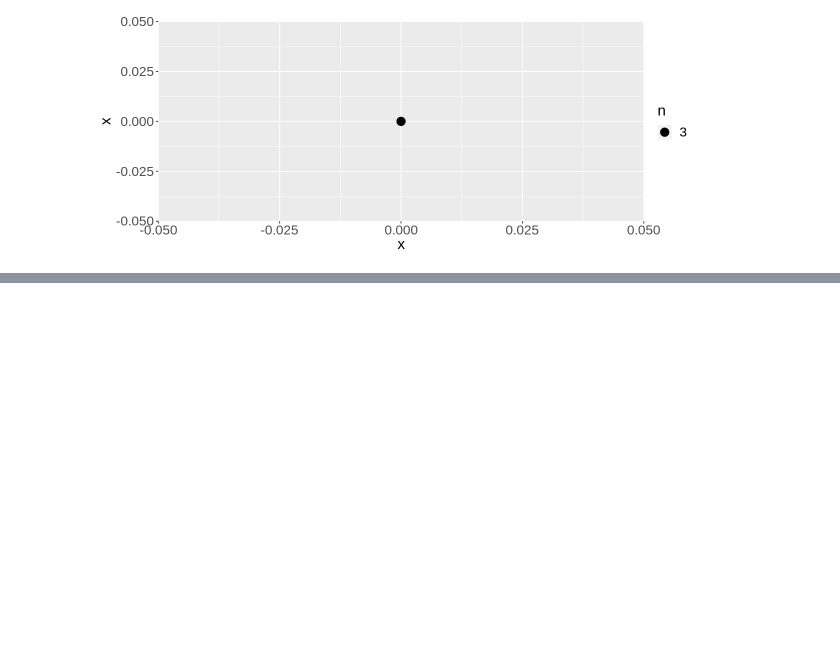
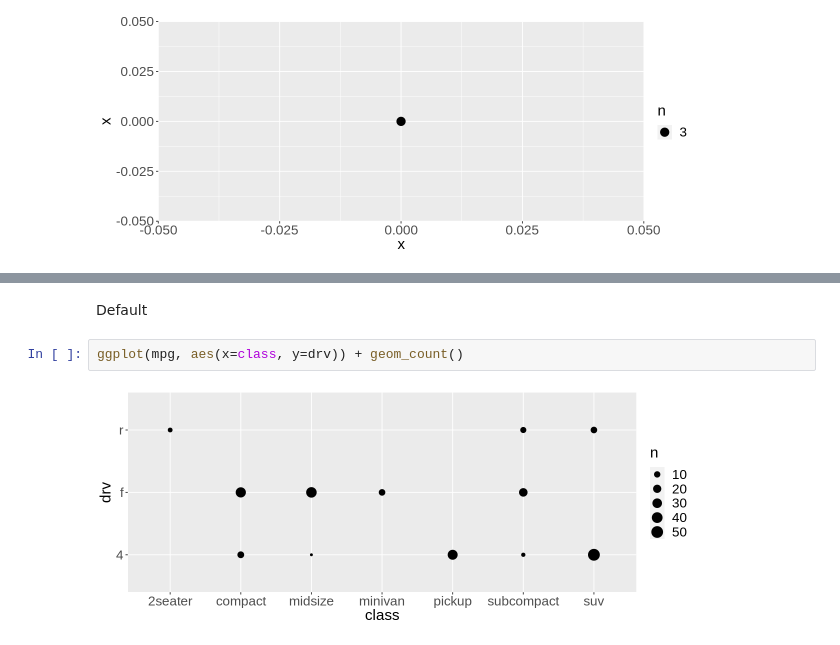
Before and after one commit to OLarionova-HORIS/lets-plot-experiments, a Jupyter notebook: demo/geom_count/r_geom_count.ipynb, the cells around one changed output, grey strips where cells are left out. Cells and saved outputs as stored; diff of their text form; blank space fills up the shorter version.

```diff
--- a/demo/geom_count/r_geom_count.ipynb
+++ b/demo/geom_count/r_geom_count.ipynb
@@ -22,0 +40,6 @@ ggplot(df, aes(x, y=x, color=a), size=..n..) + geom_point(stat='sum', position=p
+# %% [markdown]
+Default
+# %%
+ggplot(mpg, aes(x=class, y=drv)) + geom_count()
+# %% [output]
+[figure, added]
```
Also changed, not shown: parts of 11 cells of this notebook, 1 other file.
